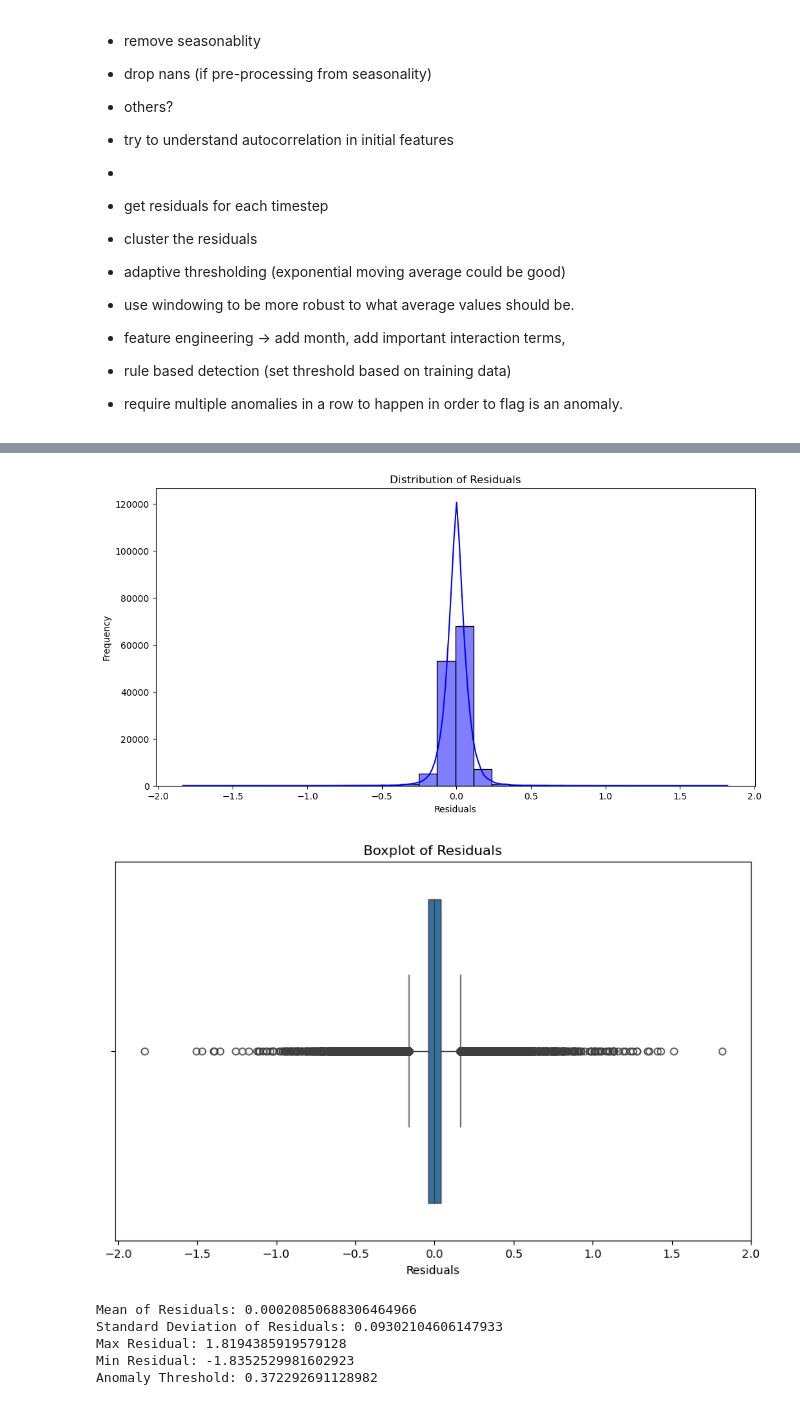
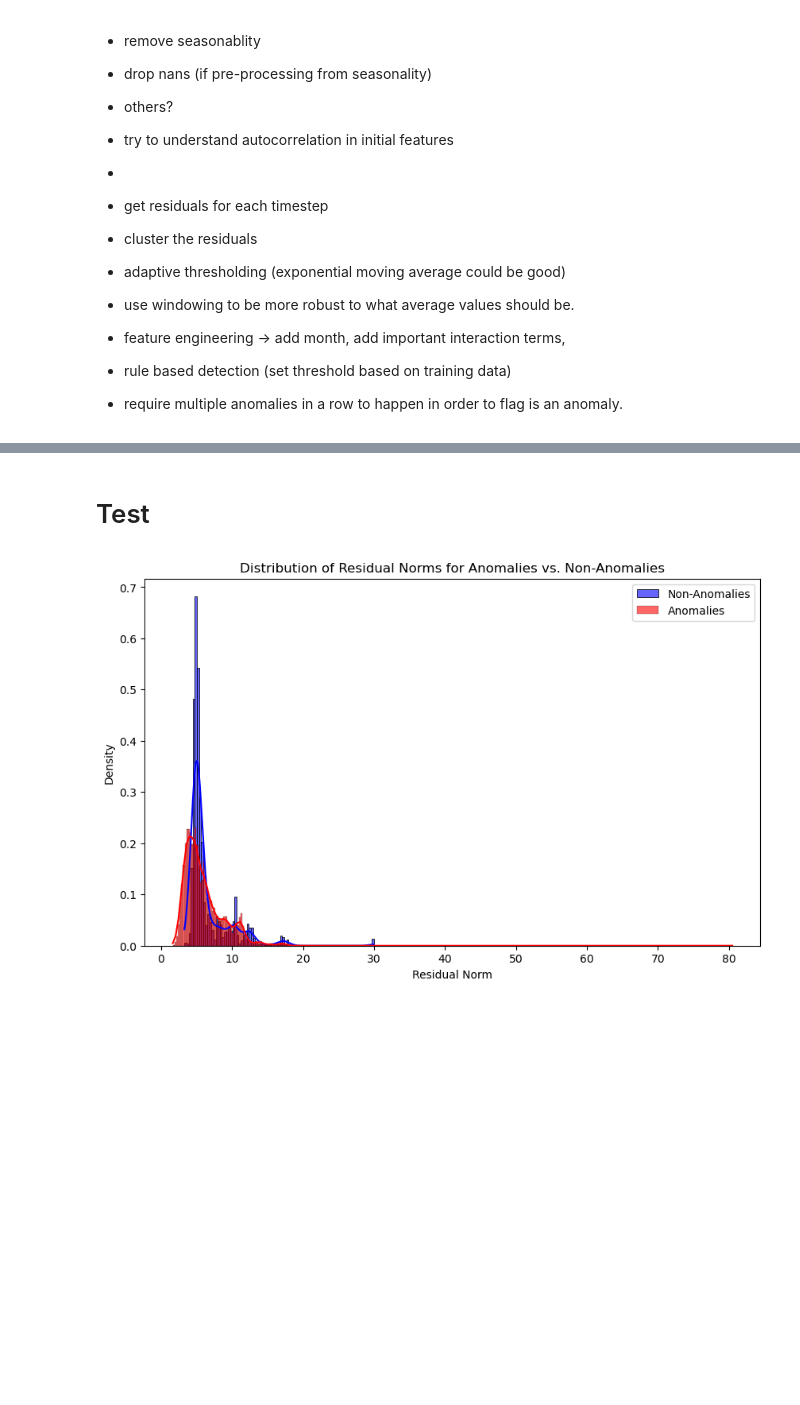
Before and after one commit to j0shcd/ml4pm-project, a Jupyter notebook: regression_models.ipynb, the cells around one changed output, grey strips where cells are left out. Drawn from its saved outputs; the diff is of its cells as text; code cells hidden in the pictures; blank space fills up the shorter version.

```diff
--- a/regression_models.ipynb
+++ b/regression_models.ipynb
@@ -222,44 +239,28 @@ KeyboardInterrupt:
 # plt.ylabel('Frequency')
 # plt.show()
 # %%
-plt.figure(figsize=(12, 6))
-sns.histplot(residuals, kde=True, color='blue', bins=30)
-plt.title('Distribution of Residuals')
-plt.xlabel('Residuals')
-plt.ylabel('Frequency')
-plt.show()
-
-# Optionally, also plot a boxplot to see outliers
-plt.figure(figsize=(10, 6))
-sns.boxplot(x=residuals)
-plt.title('Boxplot of Residuals')
-plt.xlabel('Residuals')
-plt.show()
+# plt.figure(figsize=(12, 6))
+# sns.histplot(residuals, kde=True, color='blue', bins=30)
+# plt.title('Distribution of Residuals')
+# plt.xlabel('Residuals')
+# plt.ylabel('Frequency')
+# plt.show()
-# %% [output]
-[figure, removed]
-[figure, removed]
 # %%
-# Basic statistical measures
-mean_residual = np.mean(residuals)
-std_residual = np.std(residuals)
-max_residual = np.max(residuals)
-min_residual = np.min(residuals)
+# # Basic statistical measures
+# mean_residual = np.mean(residuals)
+# std_residual = np.std(residuals)
+# max_residual = np.max(residuals)
+# min_residual = np.min(residuals)
 
-print(f"Mean of Residuals: {mean_residual}")
-print(f"Standard Deviation of Residuals: {std_residual}")
-print(f"Max Residual: {max_residual}")
-print(f"Min Residual: {min_residual}")
+# print(f"Mean of Residuals: {mean_residual}")
+# print(f"Standard Deviation of Residuals: {std_residual}")
+# print(f"Max Residual: {max_residual}")
+# print(f"Min Residual: {min_residual}")
 
 
-# Example threshold at 3 standard deviations from the mean
-threshold = mean_residual + 4 * std_residual
-print(f"Anomaly Threshold: {threshold}")
+# # Example threshold at 3 standard deviations from the mean
+# threshold = mean_residual + 4 * std_residual
+# print(f"Anomaly Threshold: {threshold}")
-# %% [output]
-Mean of Residuals: 0.00020850688306464966
-Standard Deviation of Residuals: 0.09302104606147933
-Max Residual: 1.8194385919579128
-Min Residual: -1.8352529981602923
-Anomaly Threshold: 0.372292691128982
 # %%
 # plt.figure(figsize=(10, 6))
 # plt.scatter(y_test, y_pred, alpha=0.5)
@@ -280,3 +281,5 @@ Anomaly Threshold: 0.372292691128982
 # plt.ylabel('Stator Coil Temperature')
 # plt.legend()
 # plt.show()
+# %% [markdown]
+# Test
@@ -283 +301,17 @@ Anomaly Threshold: 0.372292691128982
+# %%
+# If you want to plot the distribution:
+anomalies = residuals_synthetic_norm[true_anomalies == 1]
+non_anomalies = residuals_synthetic_norm[true_anomalies == 0]
+
+plt.figure(figsize=(10, 6))
+sns.histplot(non_anomalies, kde=True, color='blue', label='Non-Anomalies', stat='density', alpha=0.6)
+sns.histplot(anomalies, kde=True, color='red', label='Anomalies', stat='density', alpha=0.6)
+
+plt.xlabel('Residual Norm')
+plt.ylabel('Density')
+plt.title('Distribution of Residual Norms for Anomalies vs. Non-Anomalies')
+plt.legend()
+plt.show()
+# %% [output]
+[figure, added]
 # %%
```
Also changed, not shown: parts of 16 cells of this notebook, 1 other file.
